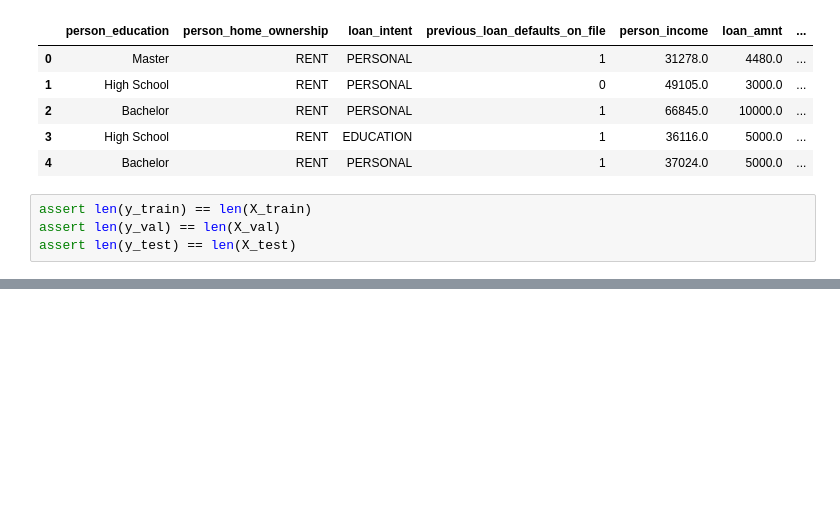
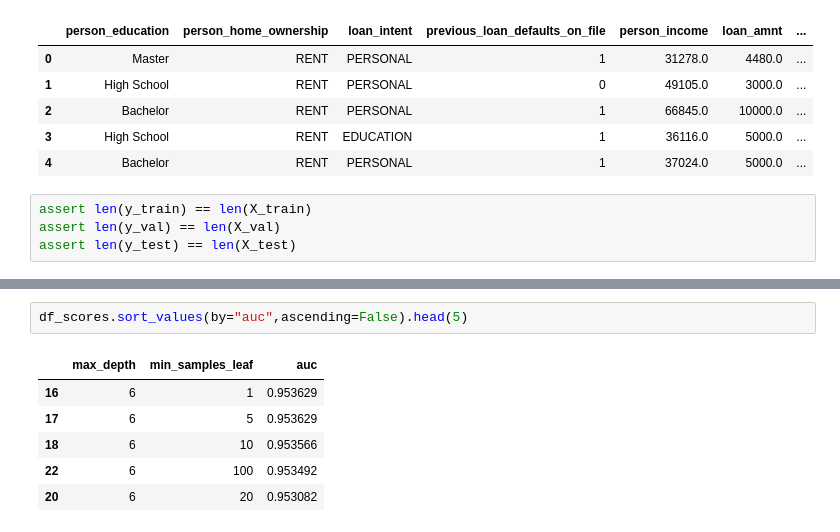
Before and after one commit to chaker88/ML-ZOOMCAMP-MidTermProject, a Jupyter notebook: project_notebook_v1.ipynb, the cells around one changed output, grey strips where cells are left out. Saved outputs shown, nothing was run; the diff lists cells and outputs as text; blank space fills up the shorter version.

```diff
--- a/project_notebook_v1.ipynb
+++ b/project_notebook_v1.ipynb
@@ -404,0 +465,9 @@ assert len(y_test) == len(X_test)
+# %%
+df_scores.sort_values(by="auc",ascending=False).head(5)
+# %% [output]
+|  | max_depth | min_samples_leaf | auc |
+| 16 | 6 | 1 | 0.953629 |
+| 17 | 6 | 5 | 0.953629 |
+| 18 | 6 | 10 | 0.953566 |
+| 22 | 6 | 100 | 0.953492 |
+| 20 | 6 | 20 | 0.953082 |
```
Also changed, not shown: parts of 10 cells of this notebook.
